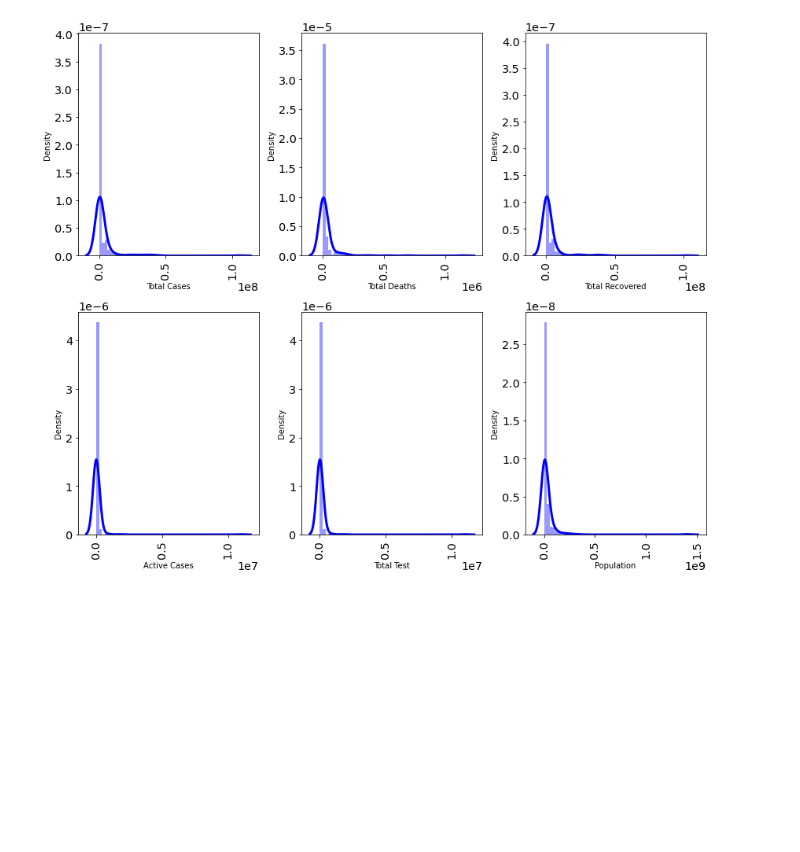
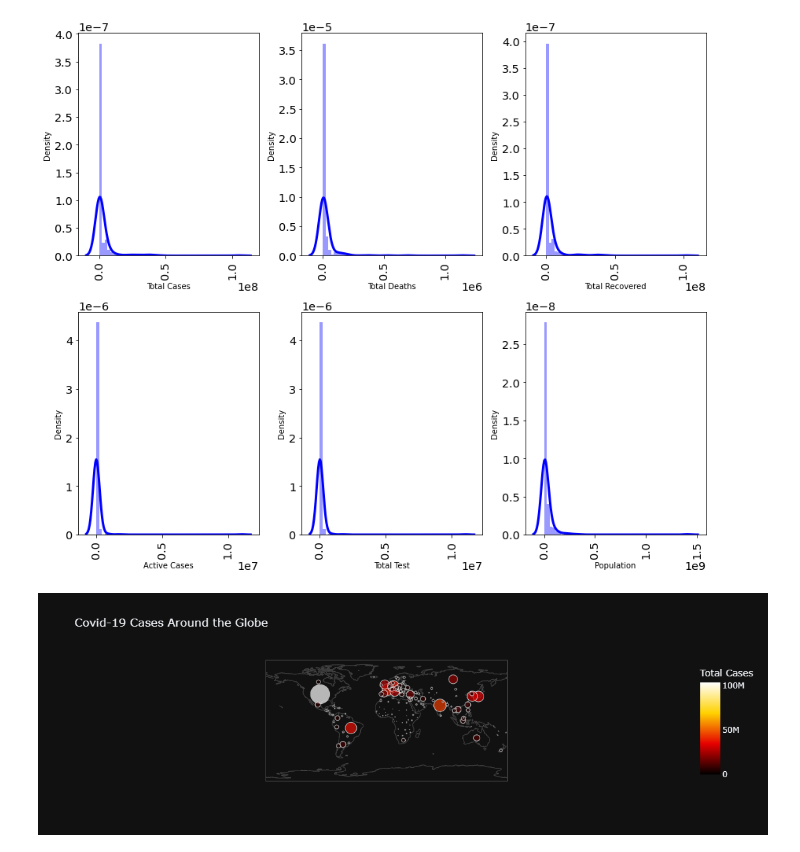
Before and after one commit to angelusfelix/Covid_WorldWide, a Jupyter notebook: EDA_Covid_worldwide.ipynb, the cells around one changed output. Cells and saved outputs as stored; diff of their text form; code cells hidden in the pictures; blank space fills up the shorter version.

Commit message:
Edit EDA_Covid_worldwide

```diff
--- a/EDA_Covid_worldwide.ipynb
+++ b/EDA_Covid_worldwide.ipynb
@@ -287,0 +290,10 @@ for i in range (0,len(numerical)):
+# %%
+fig = px.scatter_geo(df, locations='Country',locationmode="country names",scope="world",
+                     color="Total Cases",size="Total Cases",size_max=20,title="Covid-19 Cases Around the Globe",
+                     template='plotly_dark',color_continuous_scale="hot")
+#locationmode adalah variabel variabel yang ada pada fitur locations
+#size_max untuk besar ukuran lingkaran
+#scope untuk peta
+fig.show()
+# %% [output]
+[figure, added]
```
Also changed, not shown: parts of 6 cells of this notebook, 1 other file.
